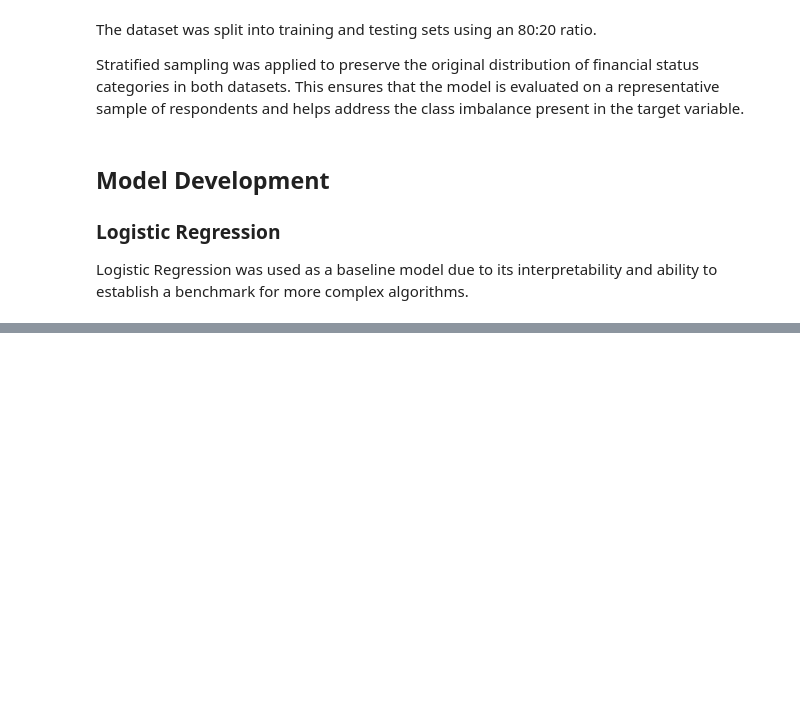
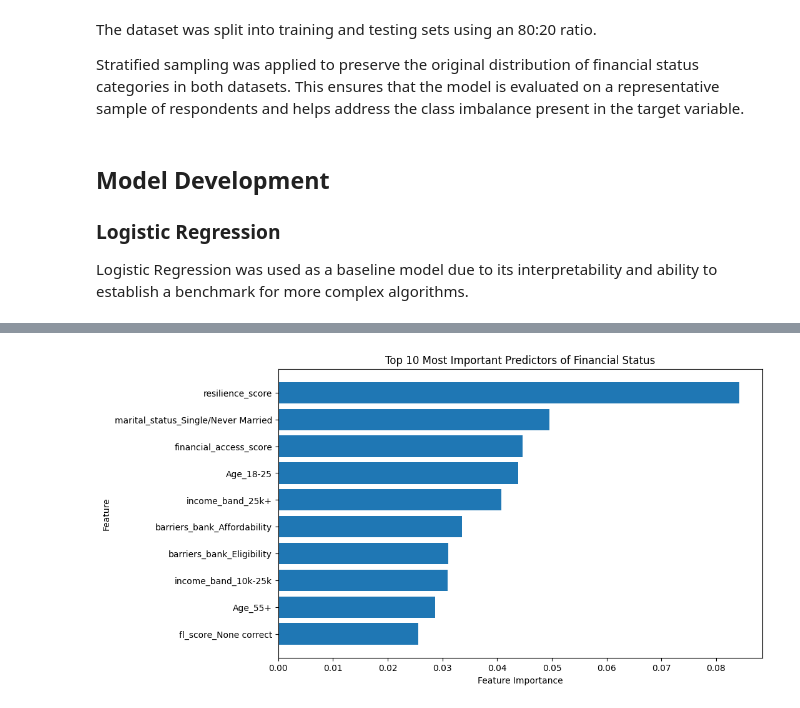
Before and after one commit to Guy0Kana/Datasprint2026-KenyaFinAccess, a Jupyter notebook: finaccess2024.ipynb, the cells around one changed output, grey strips where cells are left out. Cells and saved outputs as stored; diff of their text form; code cells hidden in the pictures; blank space fills up the shorter version.

```diff
--- a/finaccess2024.ipynb
+++ b/finaccess2024.ipynb
@@ -653,0 +879,14 @@ Logistic Regression was used as a baseline model due to its interpretability and
+# %%
+import pandas as pd
+
+feature_importance = pd.DataFrame({
+    'Feature': X_train_xgb.columns,
+    'Importance': xgb.feature_importances_
+})
+
+feature_importance = feature_importance.sort_values(
+    by='Importance',
+    ascending=False
+)
+
+feature_importance.head(10)
@@ -653,0 +905,14 @@ Logistic Regression was used as a baseline model due to its interpretability and
+# %%
+import matplotlib.pyplot as plt
+
+top10 = feature_importance.head(10)
+
+plt.figure(figsize=(10,6))
+plt.barh(top10['Feature'], top10['Importance'])
+plt.xlabel('Feature Importance')
+plt.ylabel('Feature')
+plt.title('Top 10 Most Important Predictors of Financial Status')
+plt.gca().invert_yaxis()
+plt.show()
+# %% [output]
+[figure, added]
```
Also changed, not shown: parts of 14 cells of this notebook.
